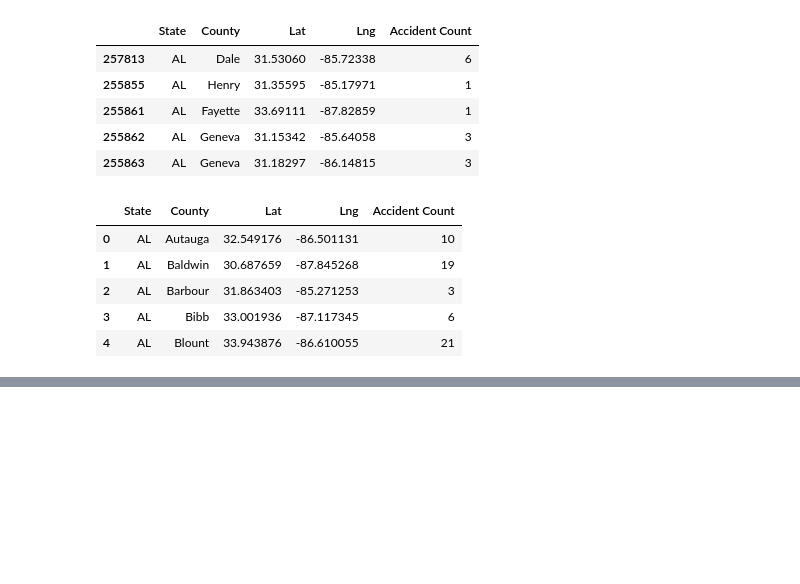
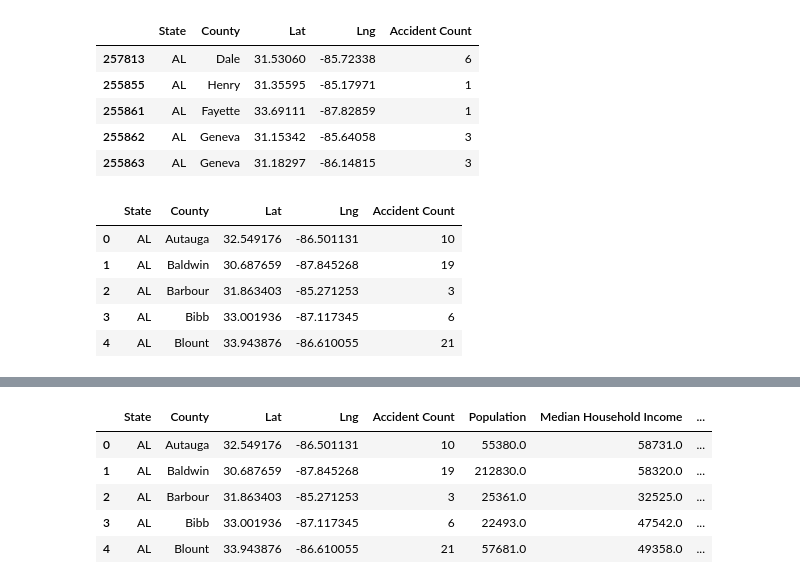
Before and after one commit to T1me2/TeamAmazing2, a Jupyter notebook: glen_project1.ipynb, the cells around one changed output, grey strips where cells are left out. Cells and saved outputs as stored; diff of their text form; code cells hidden in the pictures; blank space fills up the shorter version.

Commit message:
Initial commit for census data section to gd_census_branch

```diff
--- a/glen_project1.ipynb
+++ b/glen_project1.ipynb
@@ -145,0 +207,18 @@ accidents_by_county.head()
+# %%
+# Run Census Search to retrieve income data by county
+census_data = c.acs5.get(("NAME", "B01003_001E", "B19013_001E","B19301_001E"), {'for': 'county:*'})
+
+# Convert to DataFrame
+census_pd = pd.DataFrame(census_data)
+
+# Rename columns
+census_pd = census_pd.rename(columns={"B01003_001E": "Population",
+                                      "B19013_001E": "Median Household Income",
+                                      "B19301_001E": "Per Capita Income",
+                                      "NAME": "County"})
+
+# Split "County" column into separate "County" and "State" columns
+census_pd[["County", "State"]] = census_pd["County"].str.split(" County, ", expand=True)
+
+# Convert State names to state abbreviations
+census_pd.replace({"State": states}, inplace=True)
@@ -146,2 +248,21 @@ accidents_by_county.head()
+# %%
+# Merge census data with accident dataframe on State/County for counties listed in accidents_by_county dataframe
+accidents_census_df = pd.merge(accidents_by_county, census_pd, on=["State","County"], how="left")
+
+# Clean dataframe by removing unnecessary columns
+accidents_census_df.drop(columns=["state","county"], inplace=True)
+
+# Calculate accidents per capita and add to new column
+accidents_census_df["Accidents (Per Capita)"] = accidents_census_df["Accident Count"] / accidents_census_df["Population"]
+
+# Display first 5 rows of dataframe
+accidents_census_df.head()
+# %% [output]
+|  | State | County | Lat | Lng | Accident Count | Population | Median Household Income | ... |
+| 0 | AL | Autauga | 32.549176 | -86.501131 | 10 | 55380.0 | 58731.0 | ... |
+| 1 | AL | Baldwin | 30.687659 | -87.845268 | 19 | 212830.0 | 58320.0 | ... |
+| 2 | AL | Barbour | 31.863403 | -85.271253 | 3 | 25361.0 | 32525.0 | ... |
+| 3 | AL | Bibb | 33.001936 | -87.117345 | 6 | 22493.0 | 47542.0 | ... |
+| 4 | AL | Blount | 33.943876 | -86.610055 | 21 | 57681.0 | 49358.0 | ... |
 # %%
 # Configure map plot
```
Also changed, not shown: parts of 6 cells of this notebook.
